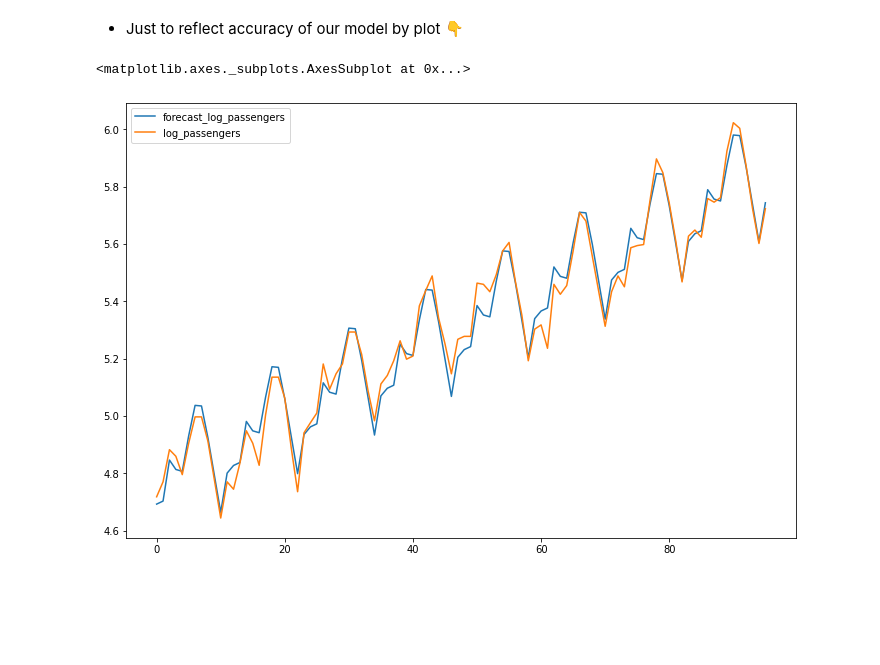
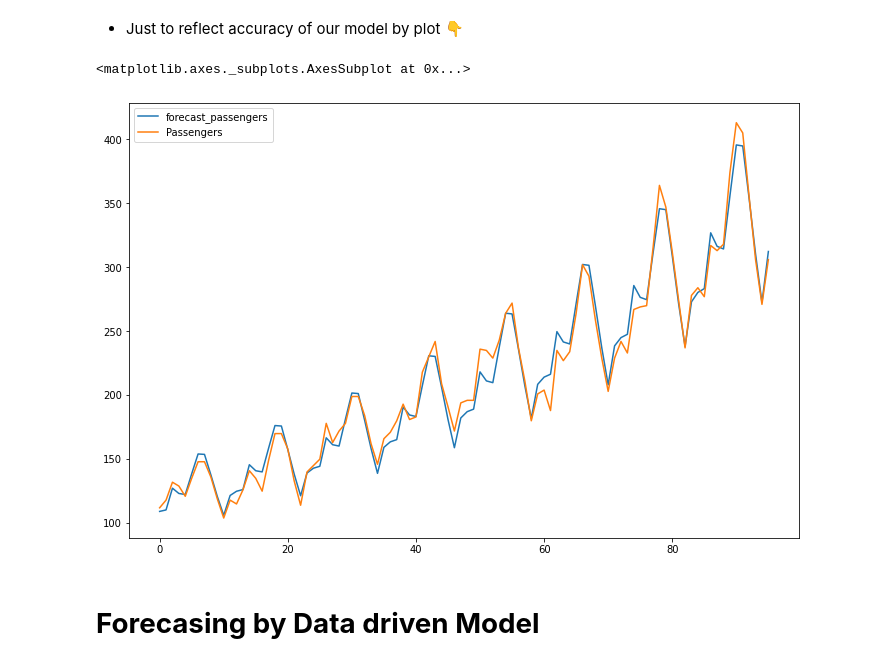
Before and after one commit to manasik29/Assignment_Forecasting_Airline_Passengers_Seats, a Jupyter notebook: Forecasting_Airlines_Passenger_Data.ipynb, the cells around one changed output. Saved outputs shown, nothing was run; the diff lists cells and outputs as text; code cells hidden in the pictures; blank space fills up the shorter version.

```diff
--- a/Forecasting_Airlines_Passenger_Data.ipynb
+++ b/Forecasting_Airlines_Passenger_Data.ipynb
@@ -510,8 +516,10 @@ predict_data
 # %% [markdown]
 - Just to reflect accuracy of our model by plot 👇
 # %%
-airline1['forecast_log_passengers']=final_model.predict(airline1)
-airline1[['forecast_log_passengers','log_passengers']].plot(figsize=(12,8))
+airline1['forecast_passengers']=np.exp(pd.Series(final_model.predict(airline1)))
+airline1[['forecast_passengers','Passengers']].plot(figsize=(12,8))
 # %% [output]
 <matplotlib.axes._subplots.AxesSubplot at 0x...>
-[figure, old version]
+[figure, new version]
+# %% [markdown]
+# **Forecasing by Data driven Model**
```
Also changed, not shown: parts of 34 cells of this notebook.
